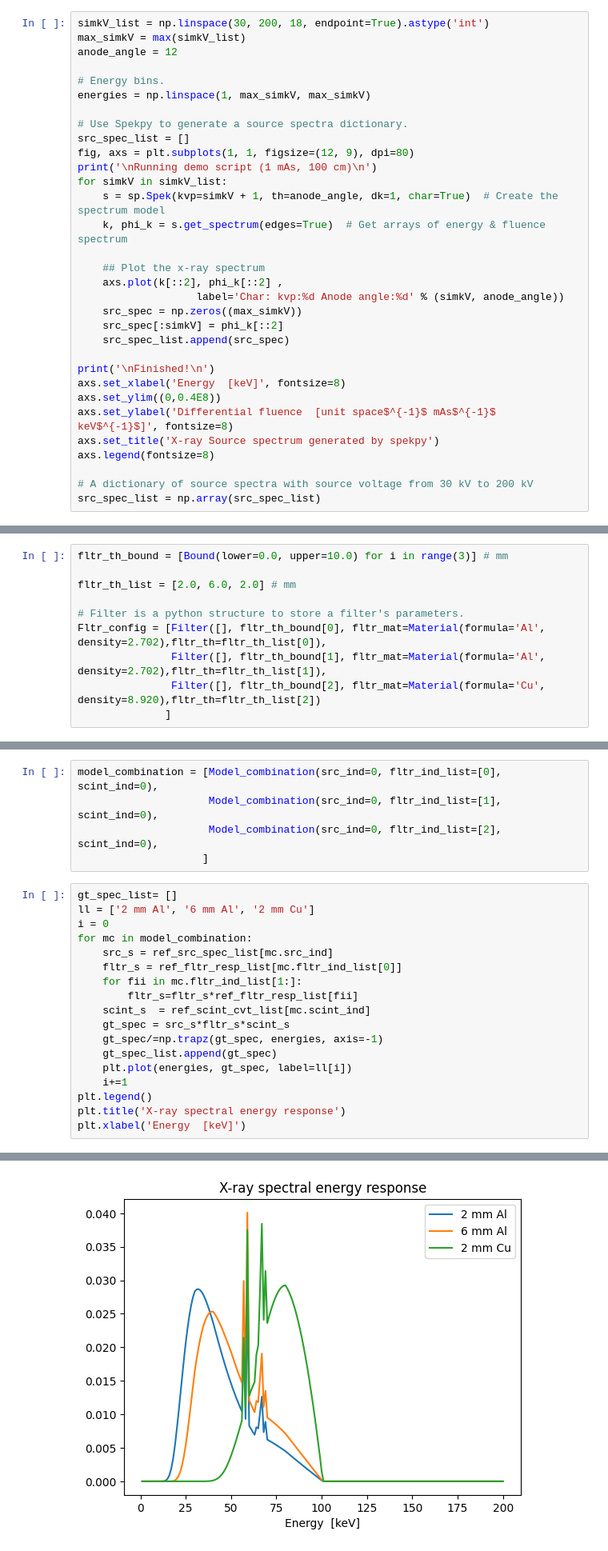
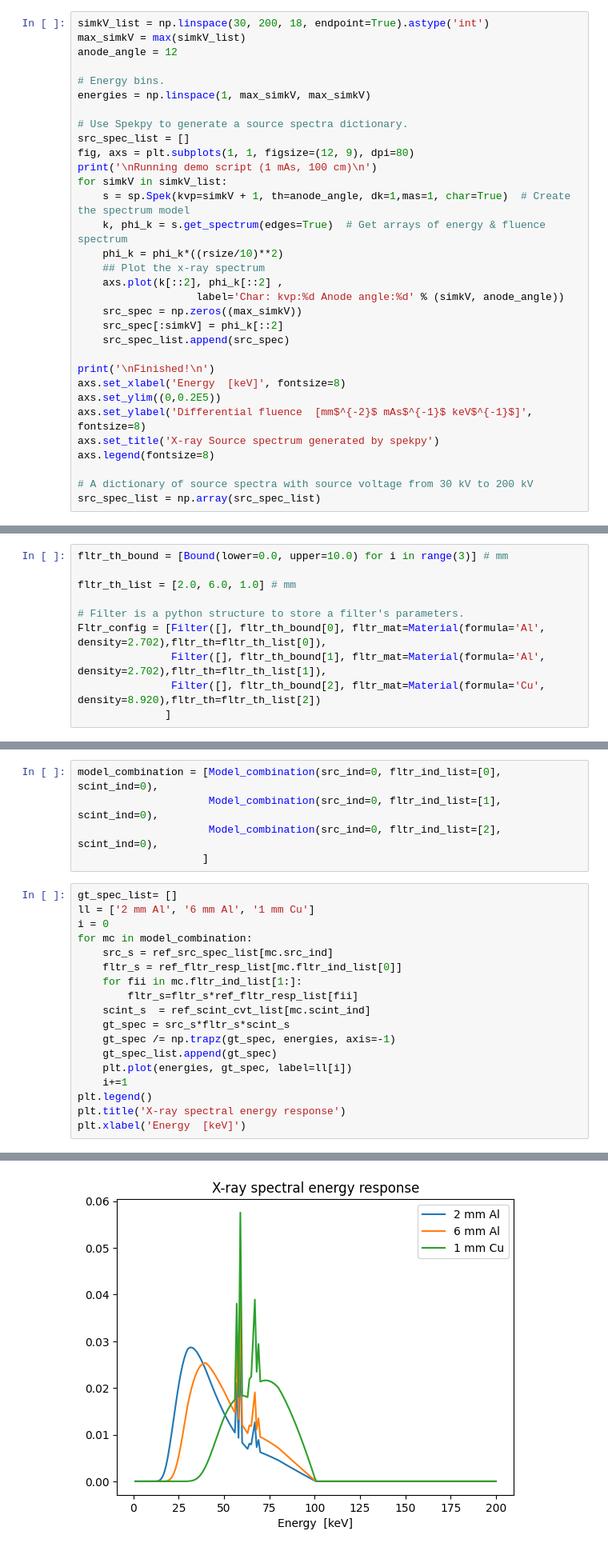
Before and after one commit to cabouman/xcal, a Jupyter notebook: docs/source/ipynb/different_filters.ipynb, the cells around one changed output, grey strips where cells are left out. Shown at 80% size. Cells and saved outputs as stored; diff of their text form.

```diff
--- a/docs/source/ipynb/different_filters.ipynb
+++ b/docs/source/ipynb/different_filters.ipynb
@@ -84,9 +84,9 @@ src_spec_list = []
 fig, axs = plt.subplots(1, 1, figsize=(12, 9), dpi=80)
 print('\nRunning demo script (1 mAs, 100 cm)\n')
 for simkV in simkV_list:
-    s = sp.Spek(kvp=simkV + 1, th=anode_angle, dk=1, char=True)  # Create the spectrum model
+    s = sp.Spek(kvp=simkV + 1, th=anode_angle, dk=1,mas=1, char=True)  # Create the spectrum model
     k, phi_k = s.get_spectrum(edges=True)  # Get arrays of energy & fluence spectrum
-
+    phi_k = phi_k*((rsize/10)**2)
     ## Plot the x-ray spectrum
     axs.plot(k[::2], phi_k[::2] ,
                    label='Char: kvp:%d Anode angle:%d' % (simkV, anode_angle))
@@ -96,8 +96,8 @@ for simkV in simkV_list:
 
 print('\nFinished!\n')
 axs.set_xlabel('Energy  [keV]', fontsize=8)
-axs.set_ylim((0,0.4E8))
-axs.set_ylabel('Differential fluence  [unit space$^{-1}$ mAs$^{-1}$ keV$^{-1}$]', fontsize=8)
+axs.set_ylim((0,0.2E5))
+axs.set_ylabel('Differential fluence  [mm$^{-2}$ mAs$^{-1}$ keV$^{-1}$]', fontsize=8)
 axs.set_title('X-ray Source spectrum generated by spekpy')
 axs.legend(fontsize=8)
 
@@ -144,7 +144,7 @@ Text(0.5, 0, 'Energy  [keV]')
 # %%
 fltr_th_bound = [Bound(lower=0.0, upper=10.0) for i in range(3)] # mm
 
-fltr_th_list = [2.0, 6.0, 2.0] # mm
+fltr_th_list = [2.0, 6.0, 1.0] # mm
 
 # Filter is a python structure to store a filter's parameters.
 Fltr_config = [Filter([], fltr_th_bound[0], fltr_mat=Material(formula='Al', density=2.702),fltr_th=fltr_th_list[0]),
@@ -206,25 +206,25 @@ model_combination = [Model_combination(src_ind=0, fltr_ind_list=[0], scint_ind=0
                     ]
 # %%
 gt_spec_list= []
-ll = ['2 mm Al', '6 mm Al', '2 mm Cu']
+ll = ['2 mm Al', '6 mm Al', '1 mm Cu']
 i = 0
 for mc in model_combination:
     src_s = ref_src_spec_list[mc.src_ind]
     fltr_s = ref_fltr_resp_list[mc.fltr_ind_list[0]]
     for fii in mc.fltr_ind_list[1:]:
         fltr_s=fltr_s*ref_fltr_resp_list[fii]
     scint_s  = ref_scint_cvt_list[mc.scint_ind]
     gt_spec = src_s*fltr_s*scint_s
-    gt_spec/=np.trapz(gt_spec, energies, axis=-1)
+    gt_spec /= np.trapz(gt_spec, energies, axis=-1)
     gt_spec_list.append(gt_spec)
     plt.plot(energies, gt_spec, label=ll[i])
     i+=1
 plt.legend()
 plt.title('X-ray spectral energy response')
 plt.xlabel('Energy  [keV]')
 # %% [output]
 Text(0.5, 0, 'Energy  [keV]')
-[figure, old version]
+[figure, new version]
 # %% [markdown]
 ## C. Generate simulated datasets with above 3 reponses.
 # %%
```
Also changed, not shown: parts of 12 cells of this notebook, 1 other file.
